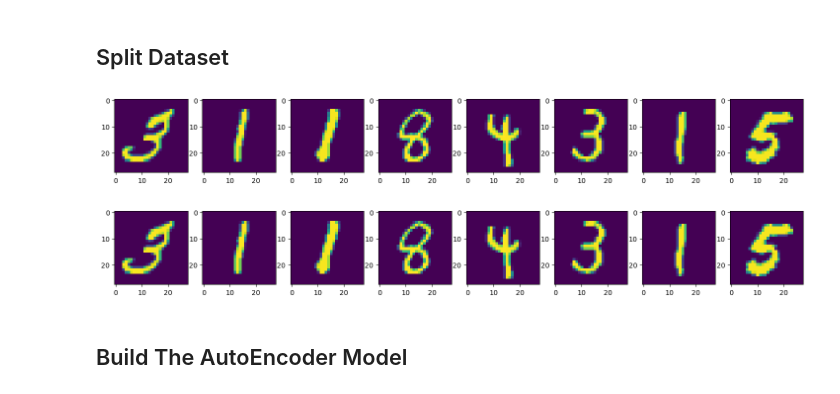
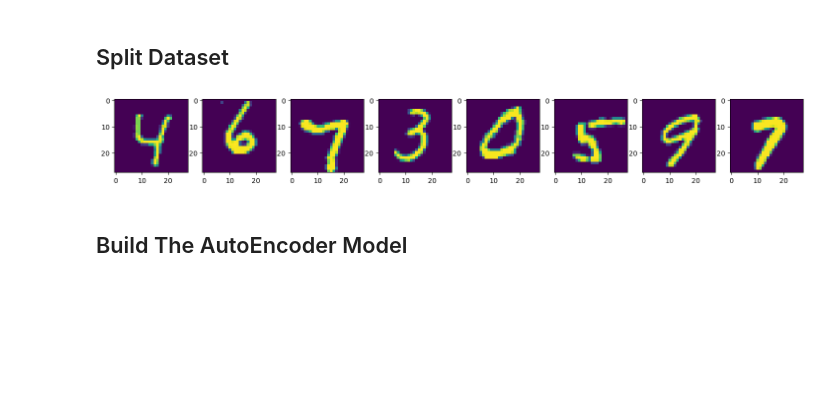
Before and after one commit to JamorMoussa/learn-ComputerVision, a Jupyter notebook: AutoEncoders/AutoEncoders-Architecture-In-DeepLearning.ipynb, the cells around one changed output. Drawn from its saved outputs; the diff is of its cells as text; code cells hidden in the pictures; blank space fills up the shorter version.

```diff
--- a/AutoEncoders/AutoEncoders-Architecture-In-DeepLearning.ipynb
+++ b/AutoEncoders/AutoEncoders-Architecture-In-DeepLearning.ipynb
@@ -80,10 +80,8 @@ test_loader = DataLoader(test_data, batch_size=10000, shuffle=True)
 input, _ = next(iter(train_loader))
 # %%
 plot_subplots(input.squeeze(1).view(-1, 28, 28))
-plot_subplots(input.squeeze(1).view(-1, 28, 28))
 # %% [output]
-[figure, old version]
+[figure, new version]
-[figure, removed]
 # %% [markdown]
 ## Build The AutoEncoder Model
 # %% [markdown]
```
Also changed, not shown: parts of 3 cells of this notebook.
